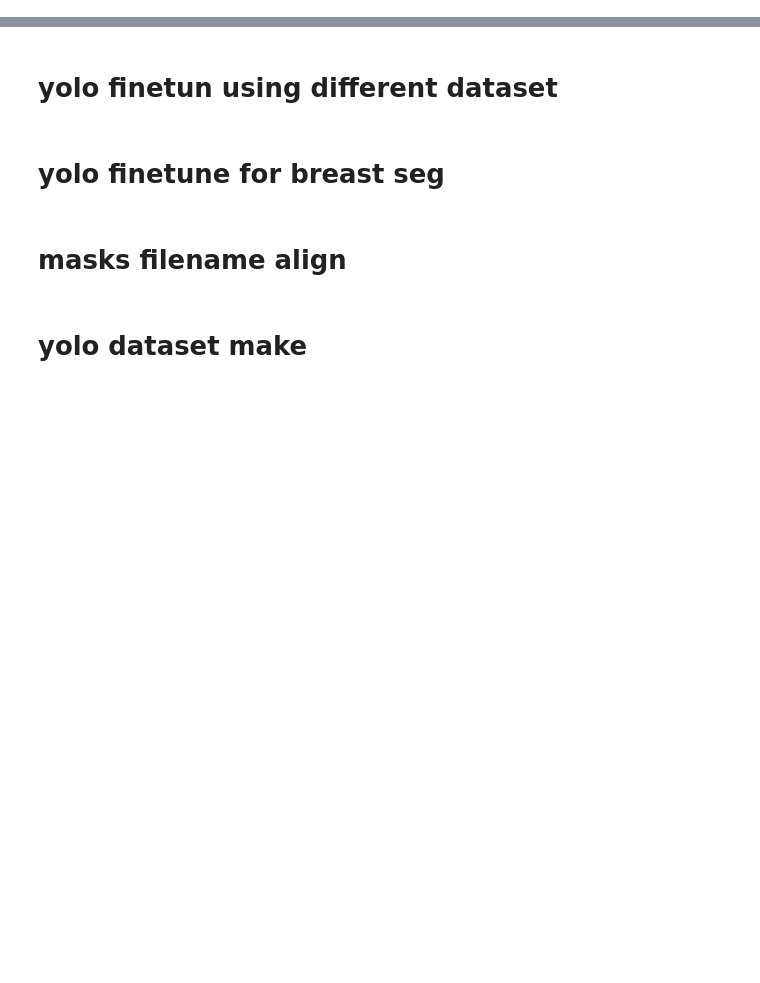
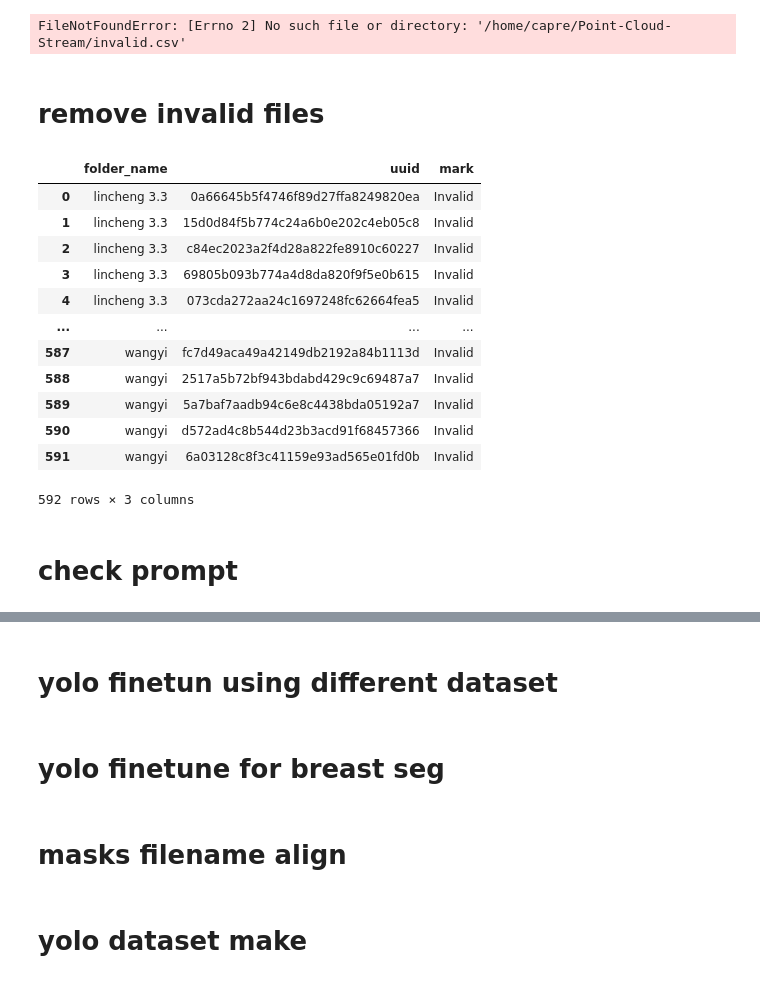
Before and after one commit to ChinaJianNengCloud/PointCloudStream, a Jupyter notebook: pipeline_utils/data_processing.ipynb, the cells around one changed output, grey strips where cells are left out. Cells and saved outputs as stored; diff of their text form; code cells hidden in the pictures; blank space fills up the shorter version.

```diff
--- a/pipeline_utils/data_processing.ipynb
+++ b/pipeline_utils/data_processing.ipynb
@@ -0,0 +1,76 @@
+# %%
+import pandas as pd
+import json
+from pathlib import Path
+
+df = pd.read_csv('/home/capre/Point-Cloud-Stream/invalid.csv')
+# prompt,folder,mark
+
+path = Path("/home/capre/disk_4/yutao/data")
+res_path = path / "resources"
+count = 0
+cout_2 = 0
+json_contents = {}
+for json_f in path.rglob("sa*.json"):
+    file_contents = json.loads(json_f.read_text())
+    for each_f in file_contents:
+        file_contents[each_f]['folder'] = json_f.parent.name
+        # file_contents[each_f]['prompt']
+
+        if df[(df['prompt'] == file_contents[each_f]['prompt']) & (df['folder'] == json_f.parent.name)].shape[0] == 0:
+            count += 1
+            continue
+        cout_2 +=1
+        json_contents[each_f] = file_contents[each_f]
+        json_contents[each_f]['mark'] = 'invalid'
+        # json_contents[each_f]['folder'] = json_f.parent.name
+print(count)
+dddf = pd.DataFrame(json_contents).T
+dddf = dddf.rename({'folder': 'folder_name'}, axis=1)
+dddf['uuid'] = dddf.index
+dddf[['folder_name', 'uuid', 'mark']].to_csv('invalid_new.csv')
+# dddf
+# %% [output]
+FileNotFoundError: [Errno 2] No such file or directory: '/home/capre/Point-Cloud-Stream/invalid.csv'
+# %% [markdown]
+# remove invalid files
+# %%
+import pandas as pd
+from pathlib import Path
+
+path_csv_dir = Path('/home/capre/Point-Cloud-Stream/')
+df = pd.DataFrame()
+for each in path_csv_dir.glob("*.csv"):
+    df = pd.concat([df, pd.read_csv(each)], ignore_index=True)
+
+invalid_list = df[df['mark']=='Invalid']['uuid'].to_list()
+
+path = Path("/home/capre/disk_4/yutao/data")
+res_path = path / "resources"
+
+count = 0
+for file in res_path.glob("*"):
+    for each_invalid in invalid_list:
+        if each_invalid in file.name:
+            file.unlink()
+            print(f"Deleted: {file}")
+            count += 1
+            break
+
+df
+# %% [output]
+|  | folder_name | uuid | mark |
+| 0 | lincheng 3.3 | 0a66645b5f4746f89d27ffa8249820ea | Invalid |
+| 1 | lincheng 3.3 | 15d0d84f5b774c24a6b0e202c4eb05c8 | Invalid |
+| 2 | lincheng 3.3 | c84ec2023a2f4d28a822fe8910c60227 | Invalid |
+| 3 | lincheng 3.3 | 69805b093b774a4d8da820f9f5e0b615 | Invalid |
+| 4 | lincheng 3.3 | 073cda272aa24c1697248fc62664fea5 | Invalid |
+| ... | ... | ... | ... |
+| 587 | wangyi | fc7d49aca49a42149db2192a84b1113d | Invalid |
+| 588 | wangyi | 2517a5b72bf943bdabd429c9c69487a7 | Invalid |
+| 589 | wangyi | 5a7baf7aadb94c6e8c4438bda05192a7 | Invalid |
+| 590 | wangyi | d572ad4c8b544d23b3acd91f68457366 | Invalid |
+| 591 | wangyi | 6a03128c8f3c41159e93ad565e01fd0b | Invalid |
+592 rows × 3 columns
+# %% [markdown]
+# check prompt
```
Also changed, not shown: parts of 8 cells of this notebook, 4 other files.
